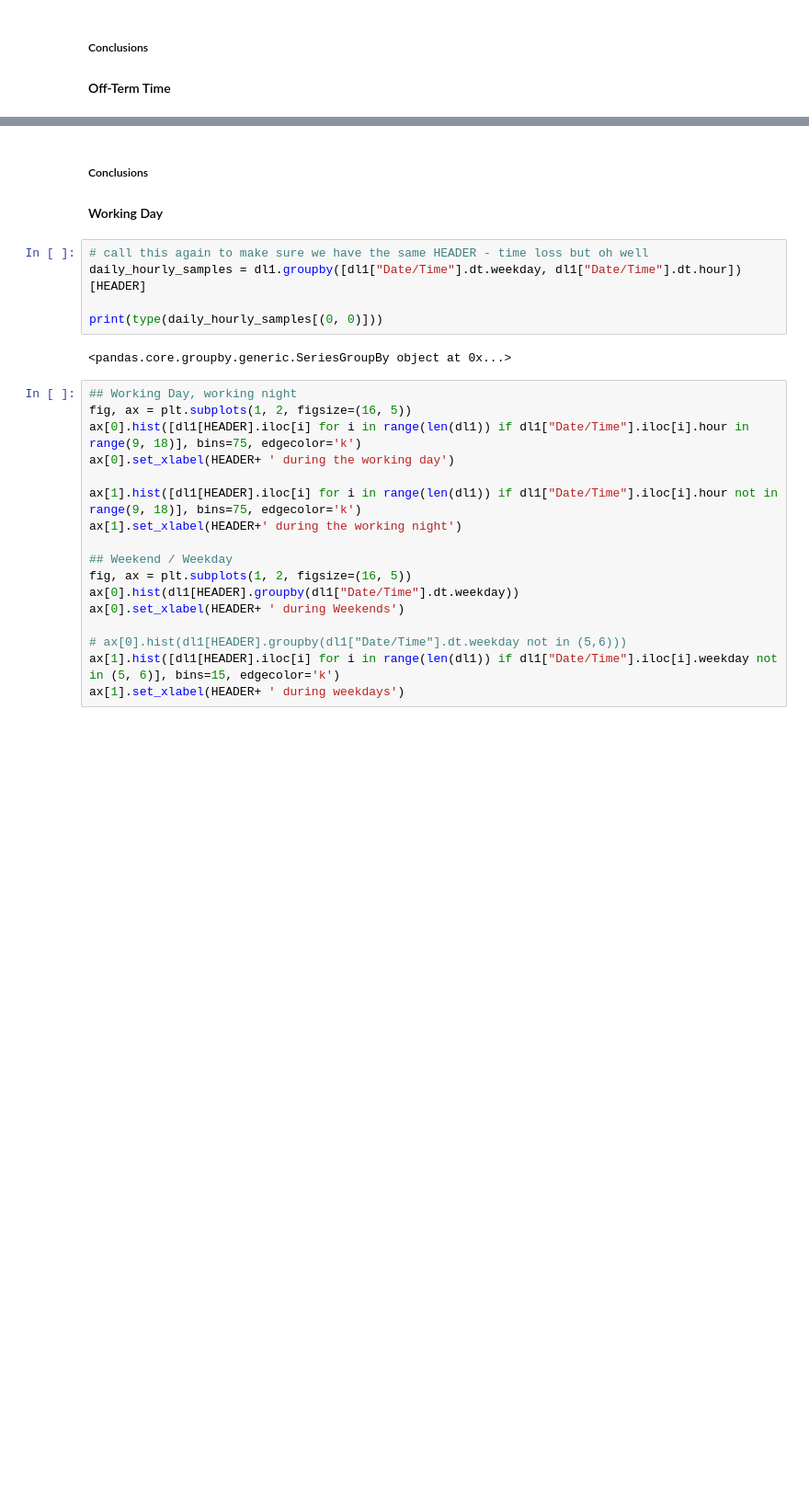
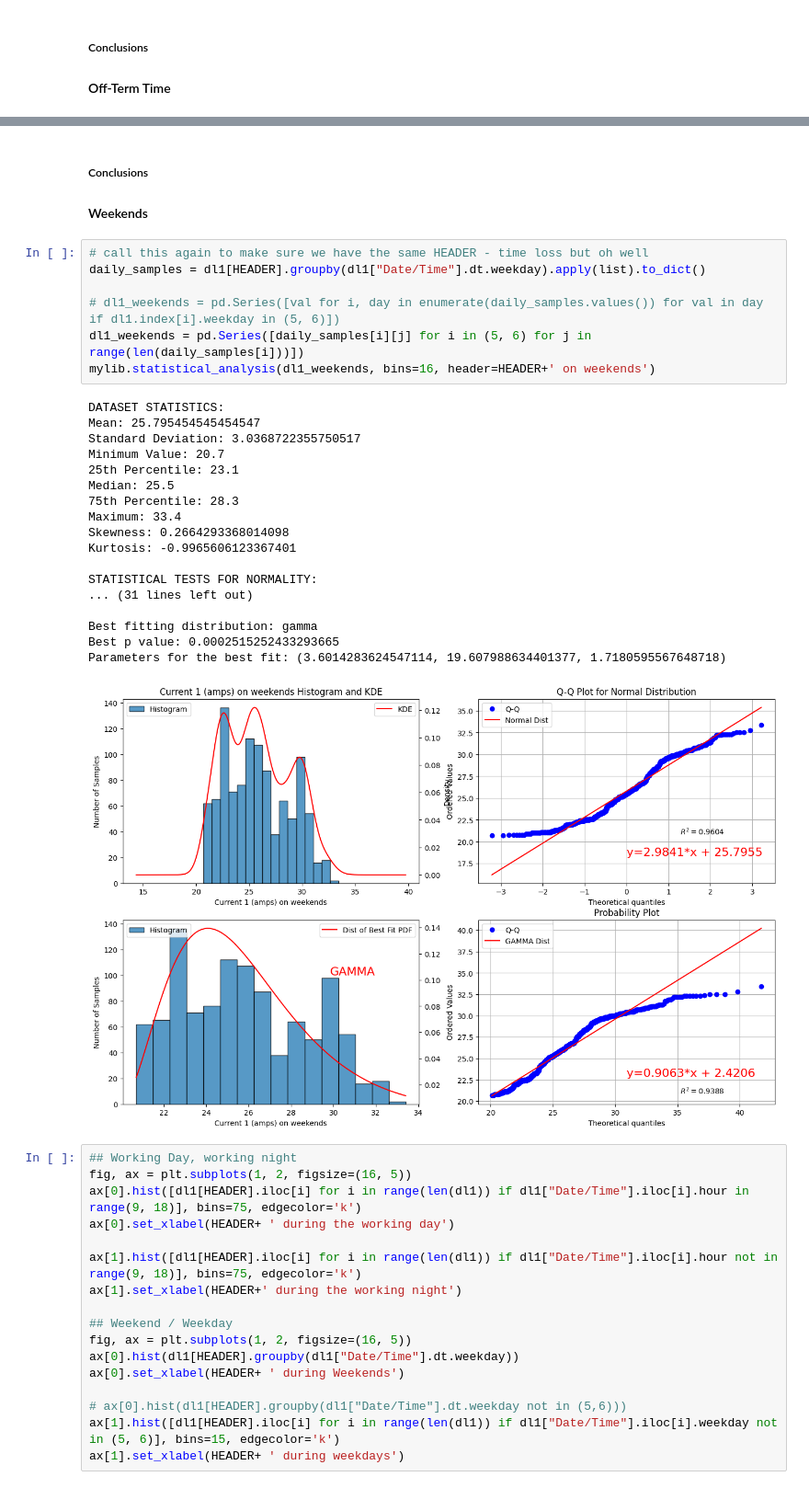
Before and after one commit to ogahector/power_analysis_eeedept, a Jupyter notebook: src/main.ipynb, the cells around one changed output, grey strips where cells are left out. Shown at 92% size. Saved outputs shown, nothing was run; the diff lists cells and outputs as text; blank space fills up the shorter version.

```diff
--- a/src/main.ipynb
+++ b/src/main.ipynb
@@ -507,14 +527,33 @@ mylib.statistical_analysis(dl1_term_time_not, bins=16, header=HEADER+' off term'
 ##### Conclusions
 
 
-#### Working Day
+#### Weekends
 # %%
 # call this again to make sure we have the same HEADER - time loss but oh well
-daily_hourly_samples = dl1.groupby([dl1["Date/Time"].dt.weekday, dl1["Date/Time"].dt.hour])[HEADER]
+daily_samples = dl1[HEADER].groupby(dl1["Date/Time"].dt.weekday).apply(list).to_dict()
 
-print(type(daily_hourly_samples[(0, 0)]))
+# dl1_weekends = pd.Series([val for i, day in enumerate(daily_samples.values()) for val in day if dl1.index[i].weekday in (5, 6)])
+dl1_weekends = pd.Series([daily_samples[i][j] for i in (5, 6) for j in range(len(daily_samples[i]))])
+mylib.statistical_analysis(dl1_weekends, bins=16, header=HEADER+' on weekends')
 # %% [output]
-<pandas.core.groupby.generic.SeriesGroupBy object at 0x...>
+DATASET STATISTICS:
+Mean: 25.795454545454547
+Standard Deviation: 3.0368722355750517
+Minimum Value: 20.7
+25th Percentile: 23.1
+Median: 25.5
+75th Percentile: 28.3
+Maximum: 33.4
+Skewness: 0.2664293368014098
+Kurtosis: -0.9965606123367401
+
+STATISTICAL TESTS FOR NORMALITY:
+... (31 lines left out)
+
+Best fitting distribution: gamma
+Best p value: 0.0002515252433293665
+Parameters for the best fit: (3.6014283624547114, 19.607988634401377, 1.7180595567648718)
+[figure, added]
 # %%
 ## Working Day, working night
 fig, ax = plt.subplots(1, 2, figsize=(16, 5))
```
Also changed, not shown: parts of 1 cell of this notebook.
